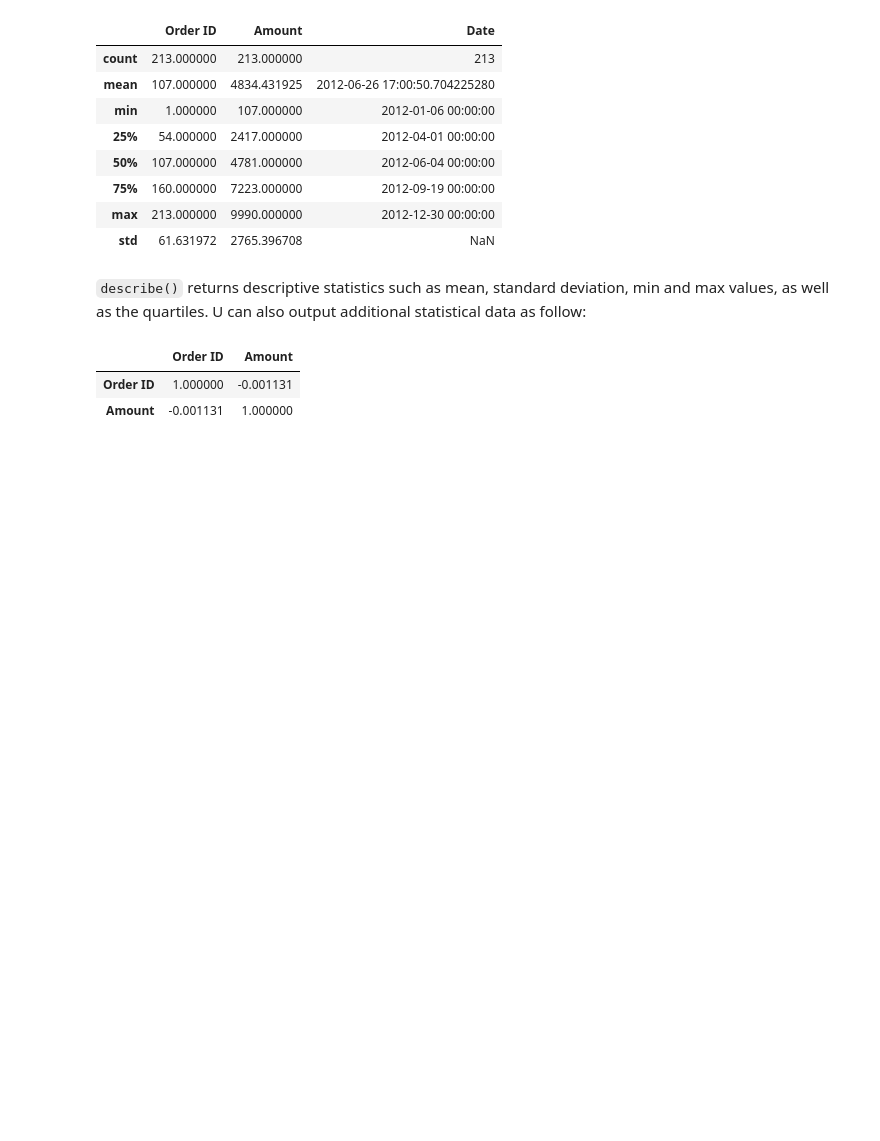
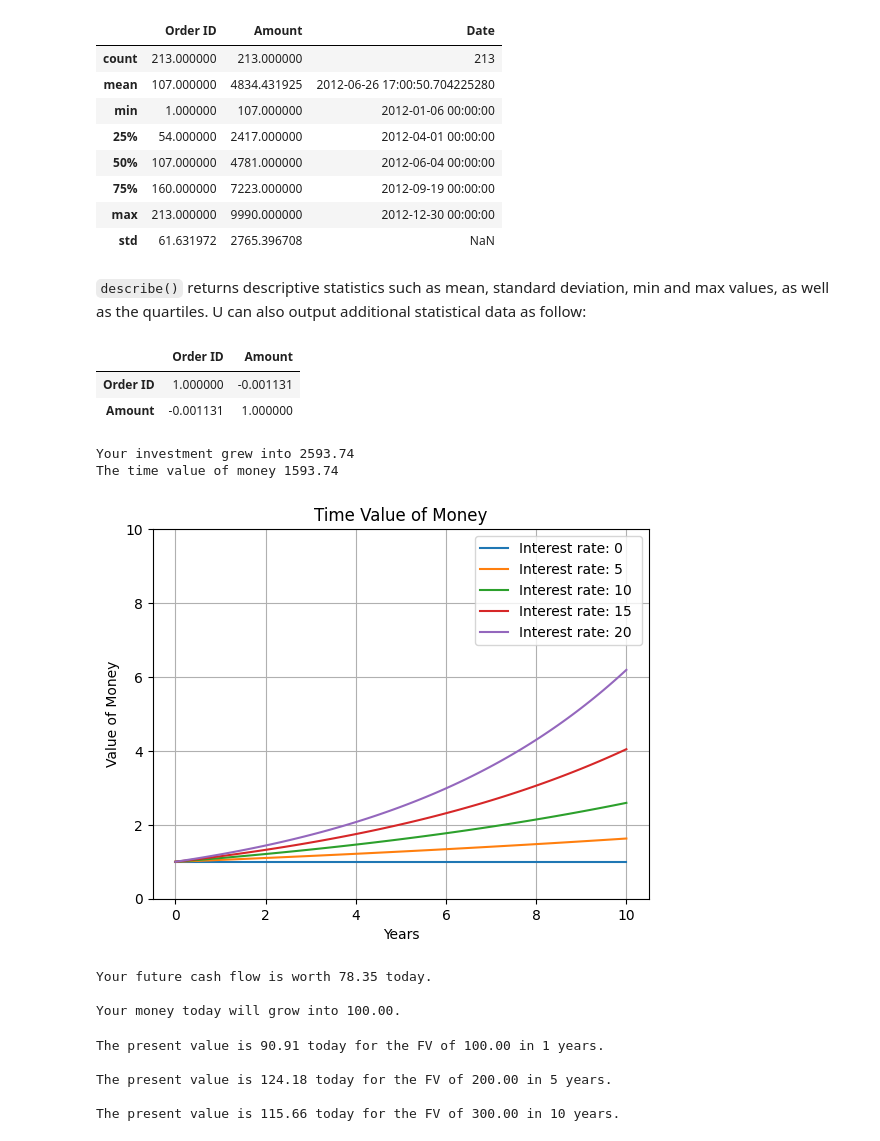
Before and after one commit to MATBckh22/MATB-STUDIOS, a Jupyter notebook: Working with Excel.ipynb, the cells around one changed output. Drawn from its saved outputs; the diff is of its cells as text; code cells hidden in the pictures; blank space fills up the shorter version.

```diff
--- a/Working with Excel.ipynb
+++ b/Working with Excel.ipynb
@@ -72,3 +74,56 @@ data.corr(numeric_only = True)
 |  | Order ID | Amount |
 | Order ID | 1.000000 | -0.001131 |
 | Amount | -0.001131 | 1.000000 |
+# %%
+investment = 1000
+interest = 0.1
+years = 10
+future_value = (1 + interest)**years * investment
+print("Your investment grew into %.2f" % future_value)
+print("The time value of money %.2f" % (future_value - investment))
+# %% [output]
+Your investment grew into 2593.74
+The time value of money 1593.74
+# %%
+deposit = 1
+# Vary the years beween 0 and 10
+years = np.linspace(0, 10, 100)
+for interest in [0, 5, 10, 15, 20]:
+ investment= (1 + interest/100)**years * deposit
+ ax = plt.gca()
+ ax.plot(years, investment, label=('Interest rate: %d '% interest))
+ ax.set_ylim(0, 10)
+ ax.grid(True)
+ plt.title('Time Value of Money')
+ plt.xlabel("Years")
+ plt.ylabel("Value of Money")
+ ax.legend()
+# If I put this in the for loop, then Python prints out a graph for each interest rate
+plt.show()
+# %% [output]
+[figure, added]
+# %%
+investment = 100
+interest = 0.05
+years = 5
+present_value = investment / (1 + interest)**years
+print("Your future cash flow is worth %.2f today.\n" % present_value)
+# Let's invest this present value and earn interest for five years.
+future_value = present_value * (1 + interest)**years
+print("Your money today will grow into %.2f." % future_value)
+# %% [output]
+Your future cash flow is worth 78.35 today.
+
+Your money today will grow into 100.00.
+# %%
+interest = 0.10
+investments = { 1:100, 5: 200, 10: 300 }
+for years, amount in investments.items():
+ present_value = amount / (1 + interest)**years
+ print("The present value is %.2f today for the FV of %.2f in %d years.\n" % (present_value, amount, years))
+# %% [output]
+The present value is 90.91 today for the FV of 100.00 in 1 years.
+
+The present value is 124.18 today for the FV of 200.00 in 5 years.
+
+The present value is 115.66 today for the FV of 300.00 in 10 years.
```
Also changed, not shown: parts of 2 cells of this notebook, 1 other file.
